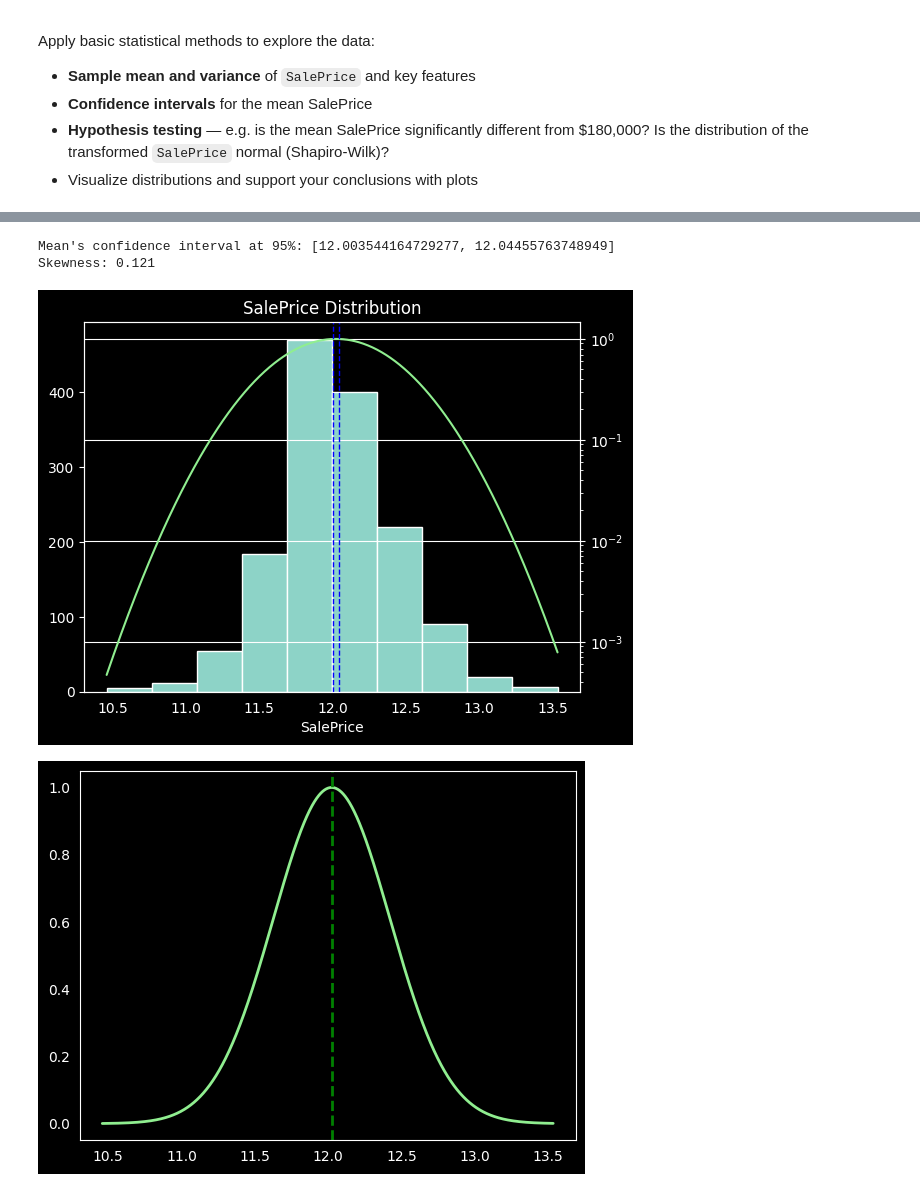
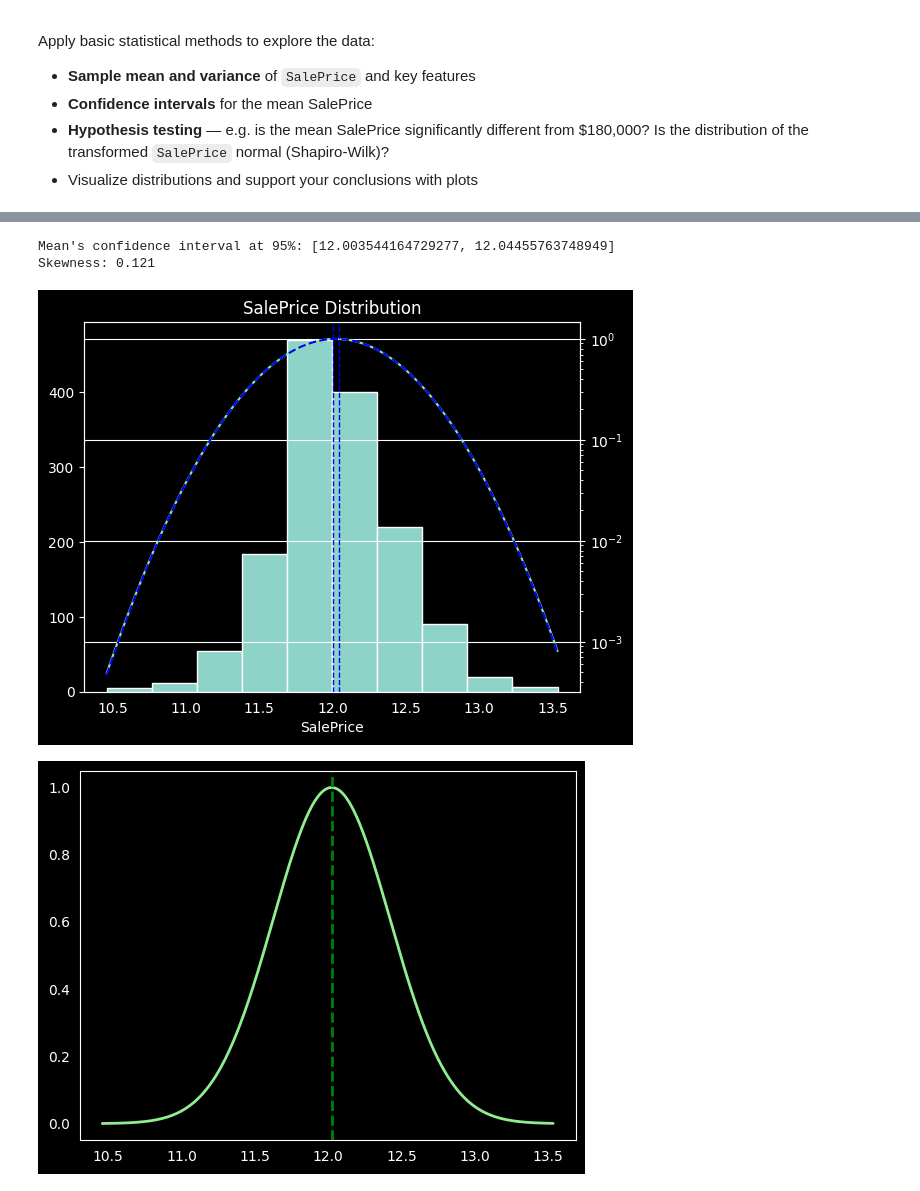
Before and after one commit to cpalescan/cstat, a Jupyter notebook: project_STUDENTID.ipynb, the cells around one changed output, grey strips where cells are left out. Saved outputs shown, nothing was run; the diff lists cells and outputs as text; code cells hidden in the pictures.

```diff
--- a/project_STUDENTID.ipynb
+++ b/project_STUDENTID.ipynb
@@ -105,34 +126,37 @@ Name: SalePrice_log, dtype: float64
 # %%
 # Confidence interval for the mean of log price
 alpha = 0.05
 df = n - 1
 t_crit = stats.t.ppf(1-alpha/2, df)
 margin_error = t_crit * (std_sales_price/sqrt(n))
 lower_limit = mean_sales_price - margin_error
 upper_limit = mean_sales_price + margin_error
 p = stats.t.cdf(t_crit, df)
 
 
 fig, ax = plt.subplots()
 plt.hist(sales_price)
 x = np.linspace(np.min(sales_price), np.max(sales_price), 1000)
-normal = stats.norm(mean_sales_price, std_sales_price)
+
+t_dist = stats.t(df, loc=mean_sales_price, scale=std_sales_price)
+t_but_normal = stats.norm(mean_sales_price, std_sales_price)
 ax2 = ax.twinx()
 ax.grid(False)
-ax2.plot(x, normal.pdf(x), color='lightgreen', label="Normal")
+ax2.plot(x, t_dist.pdf(x), color='lightgreen', label="T Distribution")
+ax2.plot(x, t_but_normal.pdf(x), color='blue', linestyle="--", label="Normal")
 ax2.set_yscale('log')
 ax.set_title('SalePrice Distribution')
 ax.set_xlabel('SalePrice')
 plt.axvline(lower_limit, color='blue', linestyle='--', linewidth=1)
 plt.axvline(upper_limit, color='blue', linestyle='--', linewidth=1)
 
 
 print(f"Mean's confidence interval at 95%: [{lower_limit}, {upper_limit}]")
 print(f'Skewness: {train["SalePrice_log"].skew():.3f}')
 plt.show()
 # %% [output]
 Mean's confidence interval at 95%: [12.003544164729277, 12.04455763748949]
 Skewness: 0.121
-[figure, old version]
+[figure, new version]
 # %%
 x = np.linspace(np.min(sales_price), np.max(sales_price), 1000)
```
Also changed, not shown: parts of 5 cells of this notebook.
